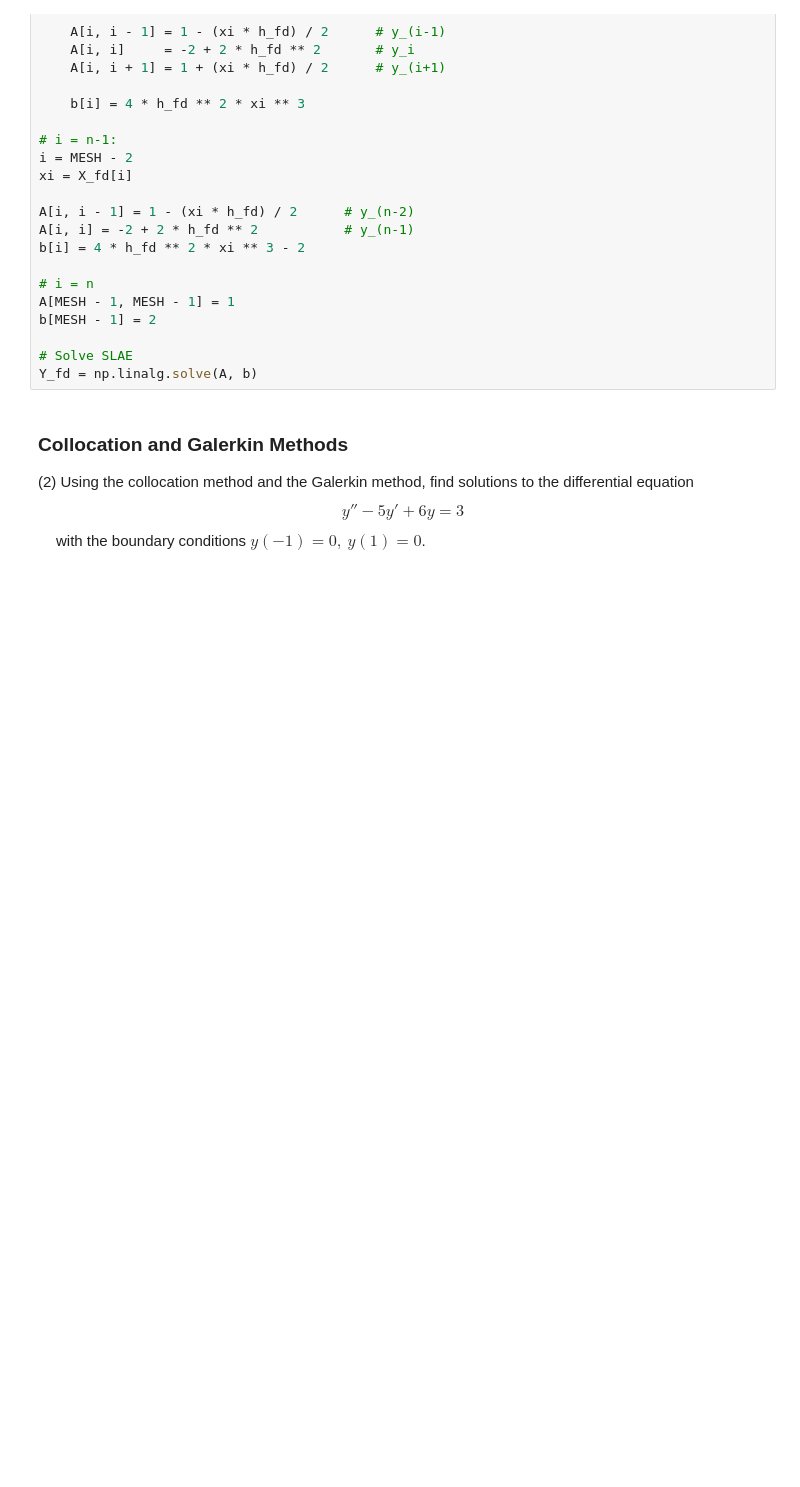
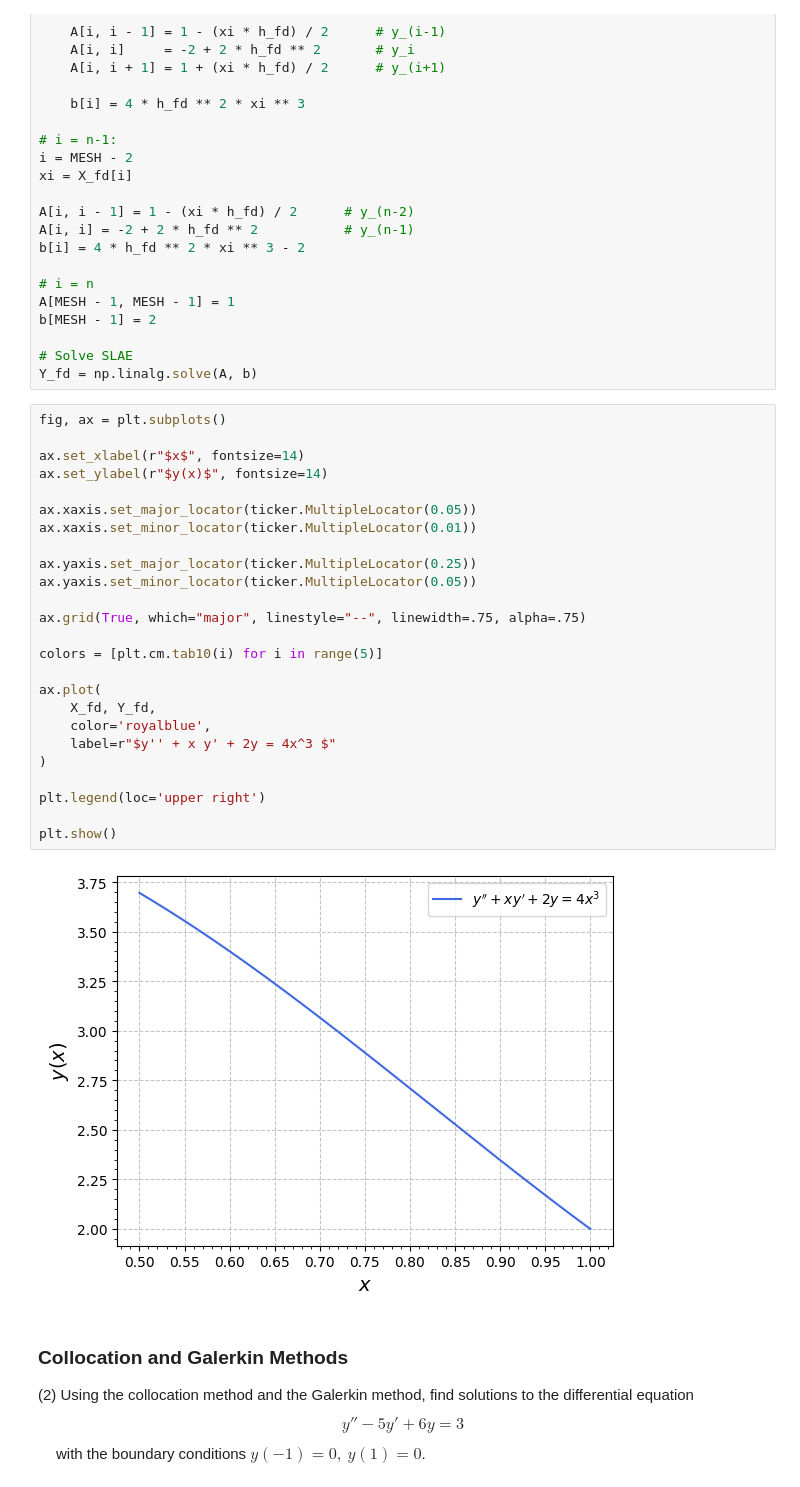
Before and after one commit to constabIe/de-ips4, a Jupyter notebook: notebooks/task-2.ipynb, the cells around one changed output. Drawn from its saved outputs; the diff is of its cells as text; blank space fills up the shorter version.

```diff
--- a/notebooks/task-2.ipynb
+++ b/notebooks/task-2.ipynb
@@ -67,6 +68,33 @@ b[MESH - 1] = 2
 
 # Solve SLAE
 Y_fd = np.linalg.solve(A, b)
+# %%
+fig, ax = plt.subplots()
+
+ax.set_xlabel(r"$x$", fontsize=14)
+ax.set_ylabel(r"$y(x)$", fontsize=14)
+
+ax.xaxis.set_major_locator(ticker.MultipleLocator(0.05))
+ax.xaxis.set_minor_locator(ticker.MultipleLocator(0.01))
+
+ax.yaxis.set_major_locator(ticker.MultipleLocator(0.25))
+ax.yaxis.set_minor_locator(ticker.MultipleLocator(0.05))
+
+ax.grid(True, which="major", linestyle="--", linewidth=.75, alpha=.75)
+
+colors = [plt.cm.tab10(i) for i in range(5)]
+
+ax.plot(
+    X_fd, Y_fd,
+    color='royalblue',
+    label=r"$y'' + x y' + 2y = 4x^3 $"
+)
+
+plt.legend(loc='upper right')
+
+plt.show()
+# %% [output]
+[figure, added]
 # %% [markdown]
 ### Collocation and Galerkin Methods
 
```
Also changed, not shown: parts of 4 cells of this notebook, 2 other files.
